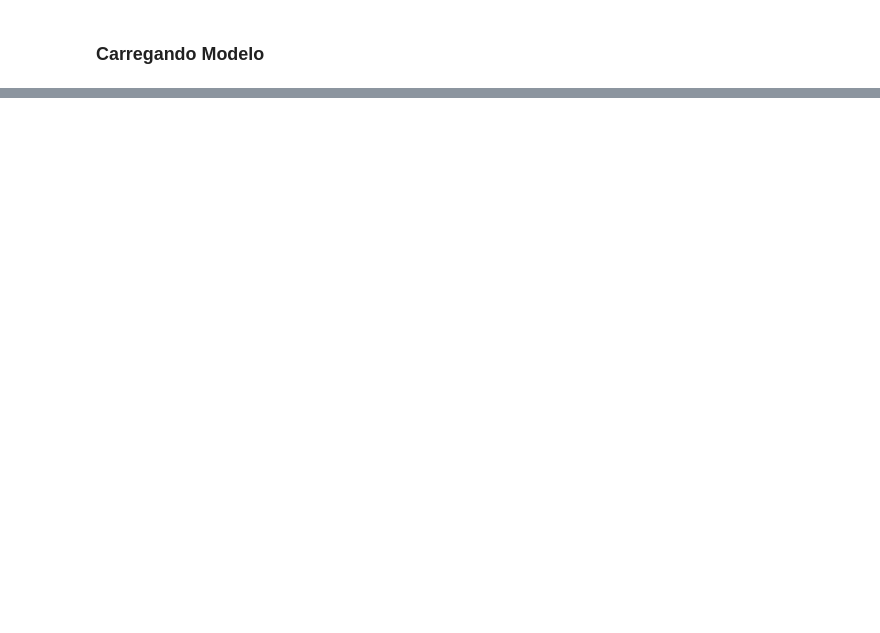
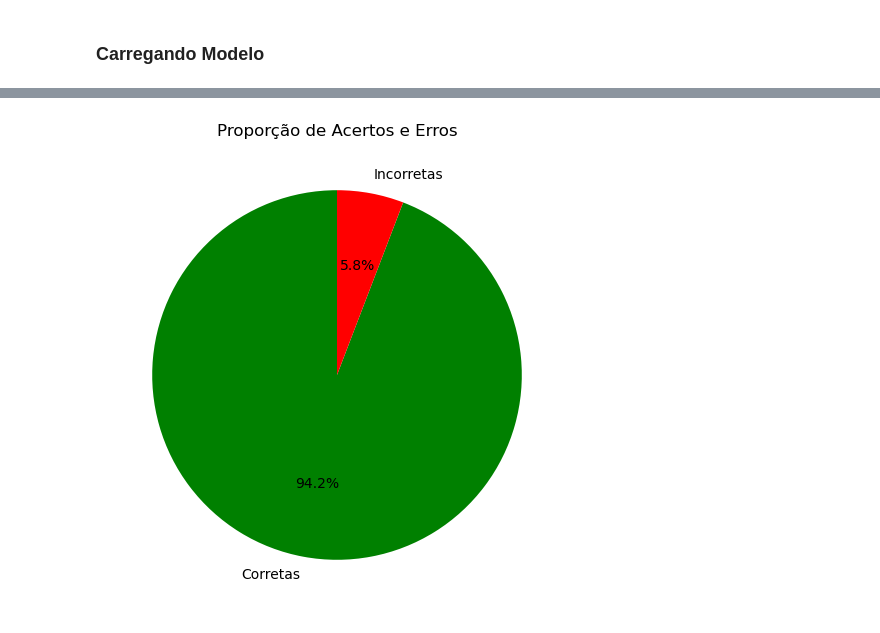
Before and after one commit to julioquevdo/libras, a Jupyter notebook: metrics.ipynb, the cells around one changed output, grey strips where cells are left out. Drawn from its saved outputs; the diff is of its cells as text; code cells hidden in the pictures; blank space fills up the shorter version.

```diff
--- a/metrics.ipynb
+++ b/metrics.ipynb
@@ -171,0 +132,16 @@ weighted avg       0.94      0.94      0.94     11548
+# %%
+# Comparar rótulos previstos com os reais
+correct_predictions = (y_pred == y_true).sum()
+incorrect_predictions = (y_pred != y_true).sum()
+
+# Dados para o gráfico
+proportions = [correct_predictions, incorrect_predictions]
+labels = ['Corretas', 'Incorretas']
+
+# Gráfico de pizza
+plt.figure(figsize=(6, 6))
+plt.pie(proportions, labels=labels, autopct='%1.1f%%', colors=['green', 'red'], startangle=90)
+plt.title('Proporção de Acertos e Erros')
+plt.show()
+# %% [output]
+[figure, added]
```
Also changed, not shown: parts of 9 cells of this notebook, 2 other files.
